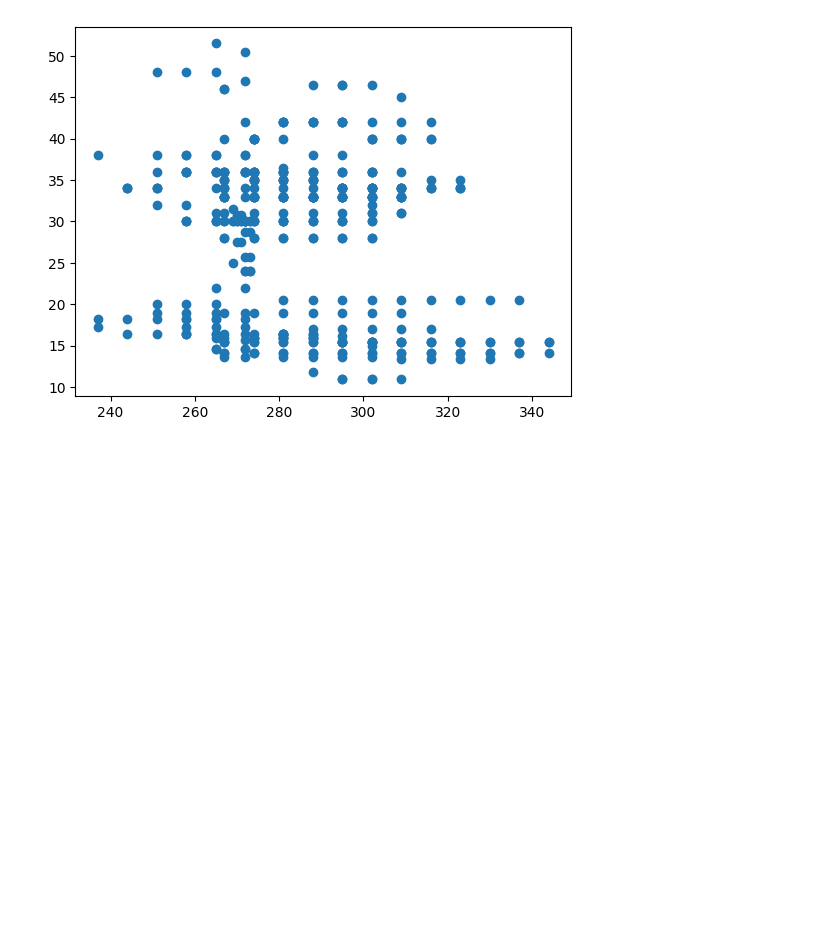
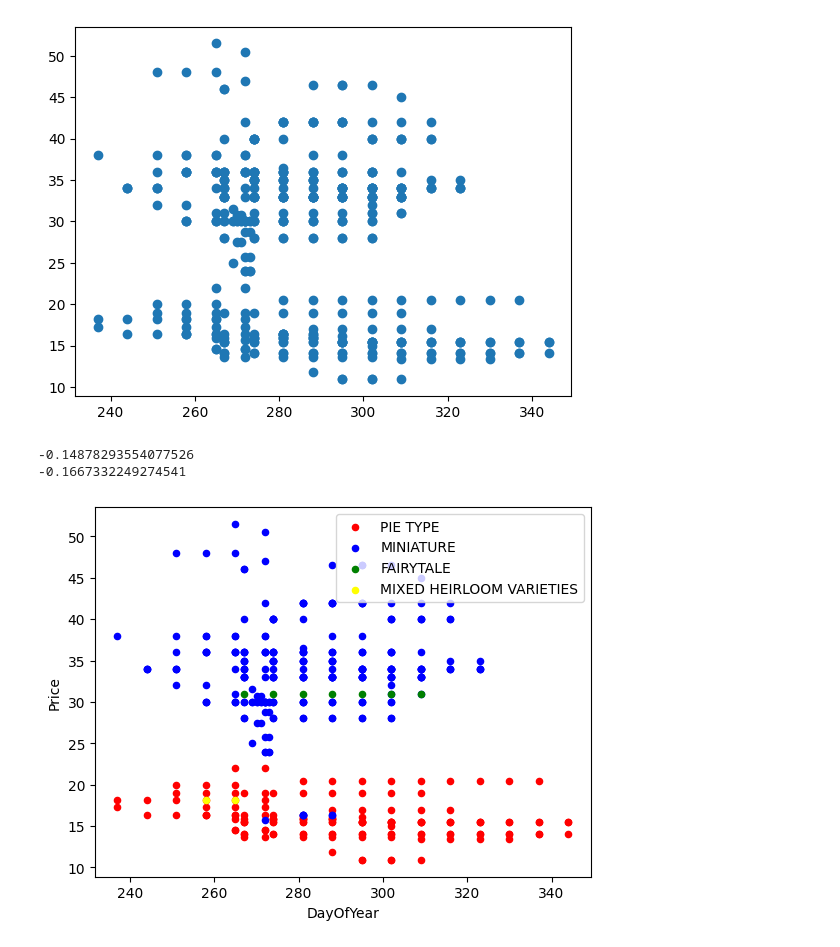
Before and after one commit to aradhana33/ML-For-Beginners, a Jupyter notebook: 2-Regression/3-Linear/notebook.ipynb, the cells around one changed output. Saved outputs shown, nothing was run; the diff lists cells and outputs as text; code cells hidden in the pictures; blank space fills up the shorter version.

Commit message:
further pumpkin price prediction code

```diff
--- a/2-Regression/3-Linear/notebook.ipynb
+++ b/2-Regression/3-Linear/notebook.ipynb
@@ -70,3 +70,24 @@ plt.scatter('DayOfYear','Price',data=new_pumpkins)
 # %% [output]
 <matplotlib.collections.PathCollection at 0x...>
 [figure]
+# %%
+# Print the correlation between month and price
+print(new_pumpkins['Month'].corr(new_pumpkins['Price']))
+
+# Print the correlation between day of year and price
+print(new_pumpkins['DayOfYear'].corr(new_pumpkins['Price']))
+# %% [output]
+-0.14878293554077526
+-0.1667332249274541
+# %%
+# Define the colors to use to plot the pumpkins
+colors = ['red', 'blue', 'green', 'yellow']
+
+# Plot the price vs day of year for the pumpkins, using a different
+# color for each variety
+ax = None
+for i, var in enumerate(new_pumpkins['Variety'].unique()):
+    df = new_pumpkins[new_pumpkins['Variety'] == var]
+    ax = df.plot.scatter('DayOfYear', 'Price', ax=ax, c=colors[i], label=var)
+# %% [output]
+[figure, added]
```
Also changed, not shown: parts of 18 cells of this notebook.
